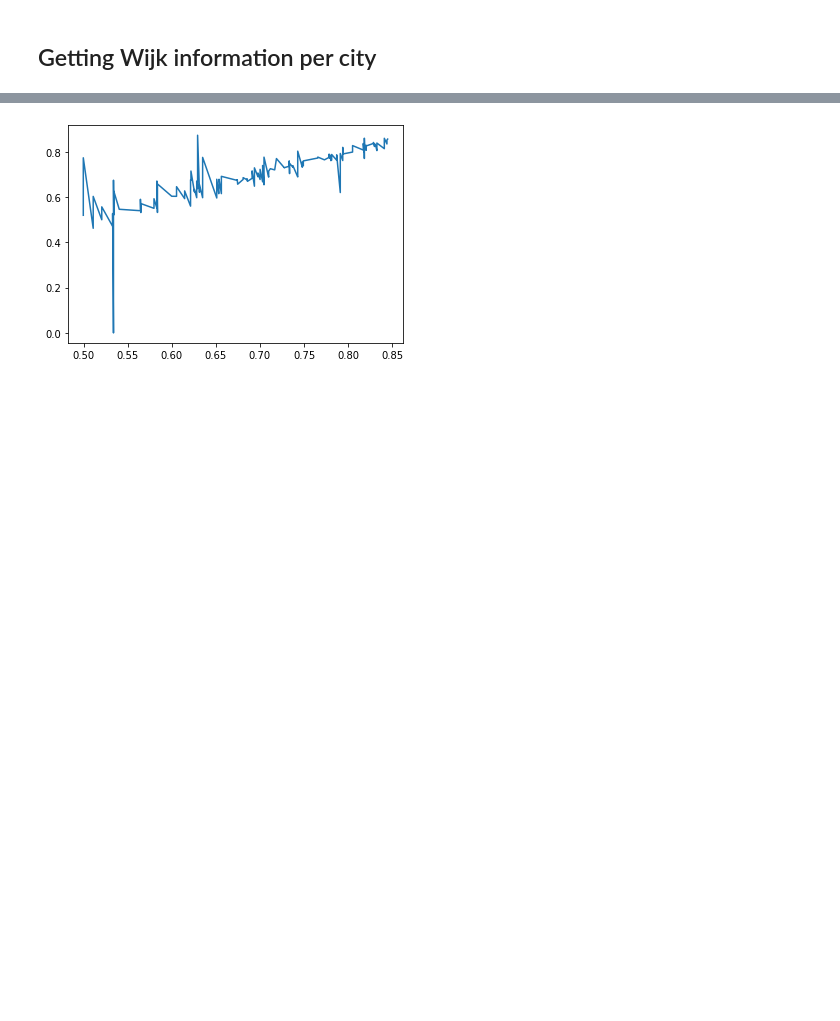
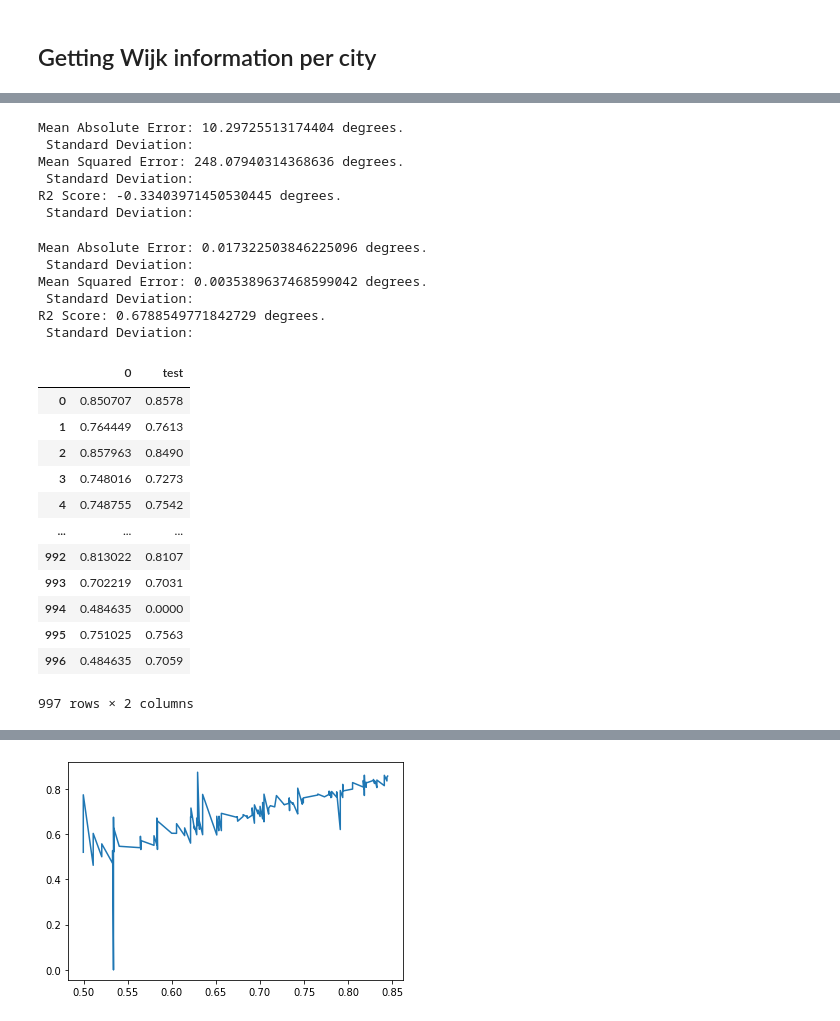
Before and after one commit to MiliasV/coaccessibility, a Jupyter notebook: notebooks/exploration.ipynb, the cells around one changed output, grey strips where cells are left out. Cells and saved outputs as stored; diff of their text form; code cells hidden in the pictures; blank space fills up the shorter version.

```diff
--- a/notebooks/exploration.ipynb
+++ b/notebooks/exploration.ipynb
@@ -64,0 +148,17 @@ df.head()
+# %%
+# differences between wijk data and accessibility data
+access = df["walk_age_entropy_index"]
+wijk = df["buurt_age_entropy_index"]
+mean_abs = mean_absolute_error( access, wijk)
+mean_sq = mean_squared_error(access, wijk)
+r2 = r2_score(access, wijk)
+print('Mean Absolute Error:', mean_abs, 'degrees.\n Standard Deviation:' )
+print('Mean Squared Error:', mean_sq, 'degrees.\n Standard Deviation:' )
+print('R2 Score:', r2, 'degrees.\n Standard Deviation:' )
+# %% [output]
+Mean Absolute Error: 10.29725513174404 degrees.
+ Standard Deviation:
+Mean Squared Error: 248.07940314368636 degrees.
+ Standard Deviation:
+R2 Score: -0.33403971450530445 degrees.
+ Standard Deviation:
@@ -65,3 +172,42 @@ df.head()
+# %%
+# Use the forest's predict method on the test data
+predictions = rf.predict(test_features)
+# Calculate the absolute errors
+mean_abs = mean_absolute_error( test_labels, predictions)
+mean_sq = mean_squared_error(test_labels, predictions)
+r2 = r2_score(test_labels, predictions)
+# Print out the mean absolute error (mae)
+print('Mean Absolute Error:', mean_abs, 'degrees.\n Standard Deviation:' )
+print('Mean Squared Error:', mean_sq, 'degrees.\n Standard Deviation:' )
+print('R2 Score:', r2, 'degrees.\n Standard Deviation:' )
+# %% [output]
+Mean Absolute Error: 0.017322503846225096 degrees.
+ Standard Deviation:
+Mean Squared Error: 0.0035389637468599042 degrees.
+ Standard Deviation:
+R2 Score: 0.6788549771842729 degrees.
+ Standard Deviation:
+# %%
+predictions
+pred_f = pd.DataFrame(data=predictions)
+lab = pd.DataFrame(data=test_labels)
+pred_f["test"] = lab
+# %%
+pred_f
+# %% [output]
+|  | 0 | test |
+| 0 | 0.850707 | 0.8578 |
+| 1 | 0.764449 | 0.7613 |
+| 2 | 0.857963 | 0.8490 |
+| 3 | 0.748016 | 0.7273 |
+| 4 | 0.748755 | 0.7542 |
+| ... | ... | ... |
+| 992 | 0.813022 | 0.8107 |
+| 993 | 0.702219 | 0.7031 |
+| 994 | 0.484635 | 0.0000 |
+| 995 | 0.751025 | 0.7563 |
+| 996 | 0.484635 | 0.7059 |
+997 rows × 2 columns
 # %%
 df.plot.line(x="walk_age_entropy_index", y="wijk_age_entropy_index", loglog=True, figsize=(30,10))
 # %% [output]
```
Also changed, not shown: parts of 17 cells of this notebook.
